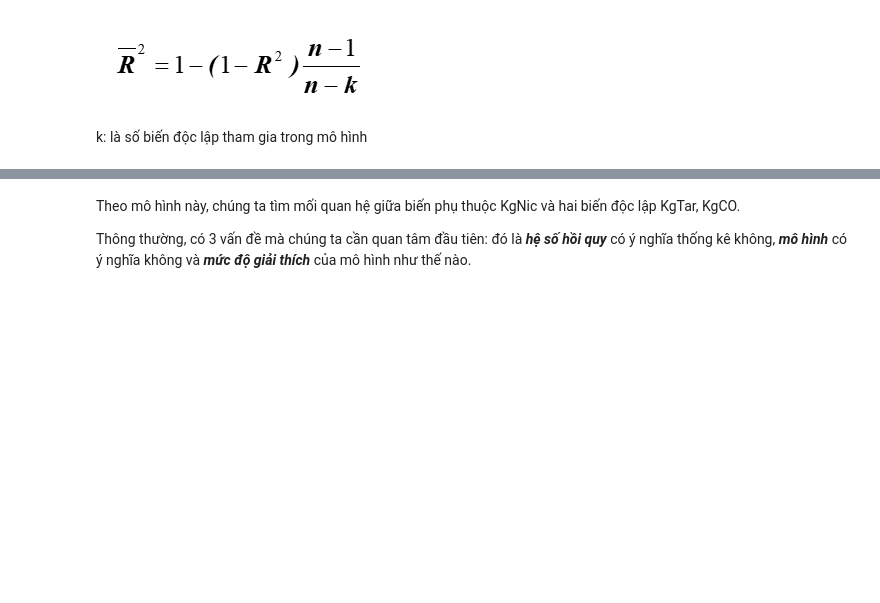
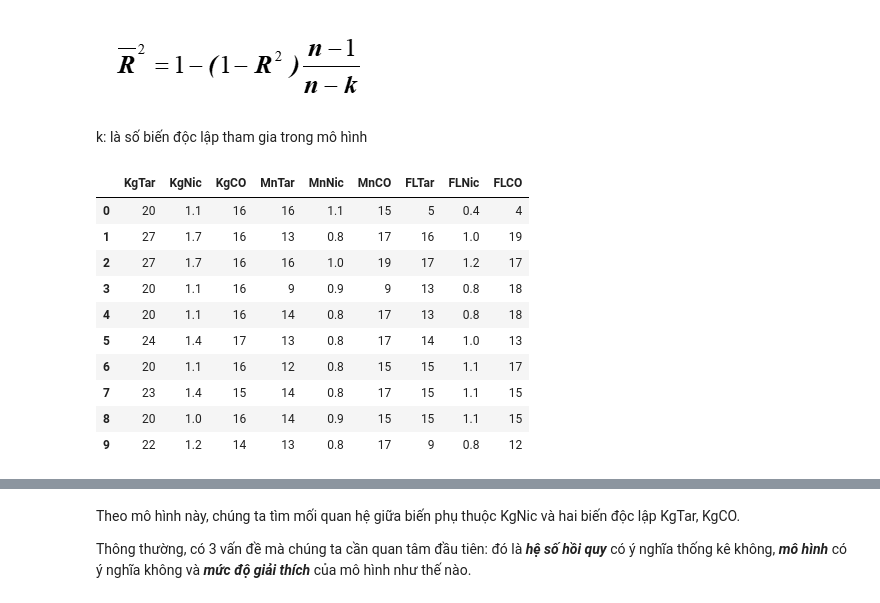
Before and after one commit to huynhhoc/DataAnalystDeepLearning, a Jupyter notebook: labs/Lab06.ipynb, the cells around one changed output, grey strips where cells are left out. Saved outputs shown, nothing was run; the diff lists cells and outputs as text; code cells hidden in the pictures; blank space fills up the shorter version.

```diff
--- a/labs/Lab06.ipynb
+++ b/labs/Lab06.ipynb
@@ -59,6 +59,20 @@ k: là số biến độc lập tham gia trong mô hình
 import pandas as pd
 # %%
 data = pd.read_csv("https://raw.githubusercontent.com/huynhhoc/DataAnalystDeepLearning/main/Data/04_CIGARET.csv")
+# %%
+data.head(10)
+# %% [output]
+|  | KgTar | KgNic | KgCO | MnTar | MnNic | MnCO | FLTar | FLNic | FLCO |
+| 0 | 20 | 1.1 | 16 | 16 | 1.1 | 15 | 5 | 0.4 | 4 |
+| 1 | 27 | 1.7 | 16 | 13 | 0.8 | 17 | 16 | 1.0 | 19 |
+| 2 | 27 | 1.7 | 16 | 16 | 1.0 | 19 | 17 | 1.2 | 17 |
+| 3 | 20 | 1.1 | 16 | 9 | 0.9 | 9 | 13 | 0.8 | 18 |
+| 4 | 20 | 1.1 | 16 | 14 | 0.8 | 17 | 13 | 0.8 | 18 |
+| 5 | 24 | 1.4 | 17 | 13 | 0.8 | 17 | 14 | 1.0 | 13 |
+| 6 | 20 | 1.1 | 16 | 12 | 0.8 | 15 | 15 | 1.1 | 17 |
+| 7 | 23 | 1.4 | 15 | 14 | 0.8 | 17 | 15 | 1.1 | 15 |
+| 8 | 20 | 1.0 | 16 | 14 | 0.9 | 15 | 15 | 1.1 | 15 |
+| 9 | 22 | 1.2 | 14 | 13 | 0.8 | 17 | 9 | 0.8 | 12 |
 # %%
 import statsmodels.formula.api as smf
 # %%
```
Also changed, not shown: parts of 2 cells of this notebook.
